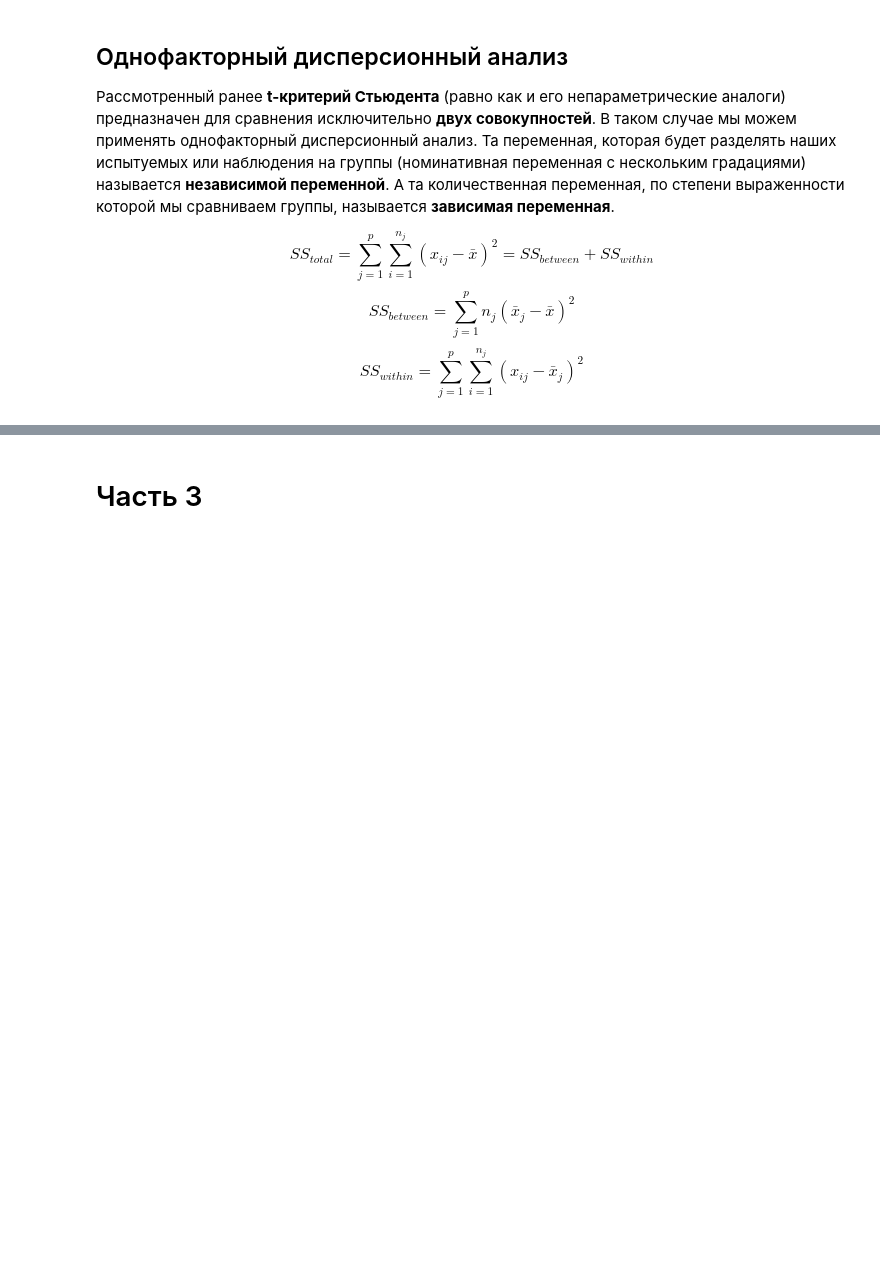
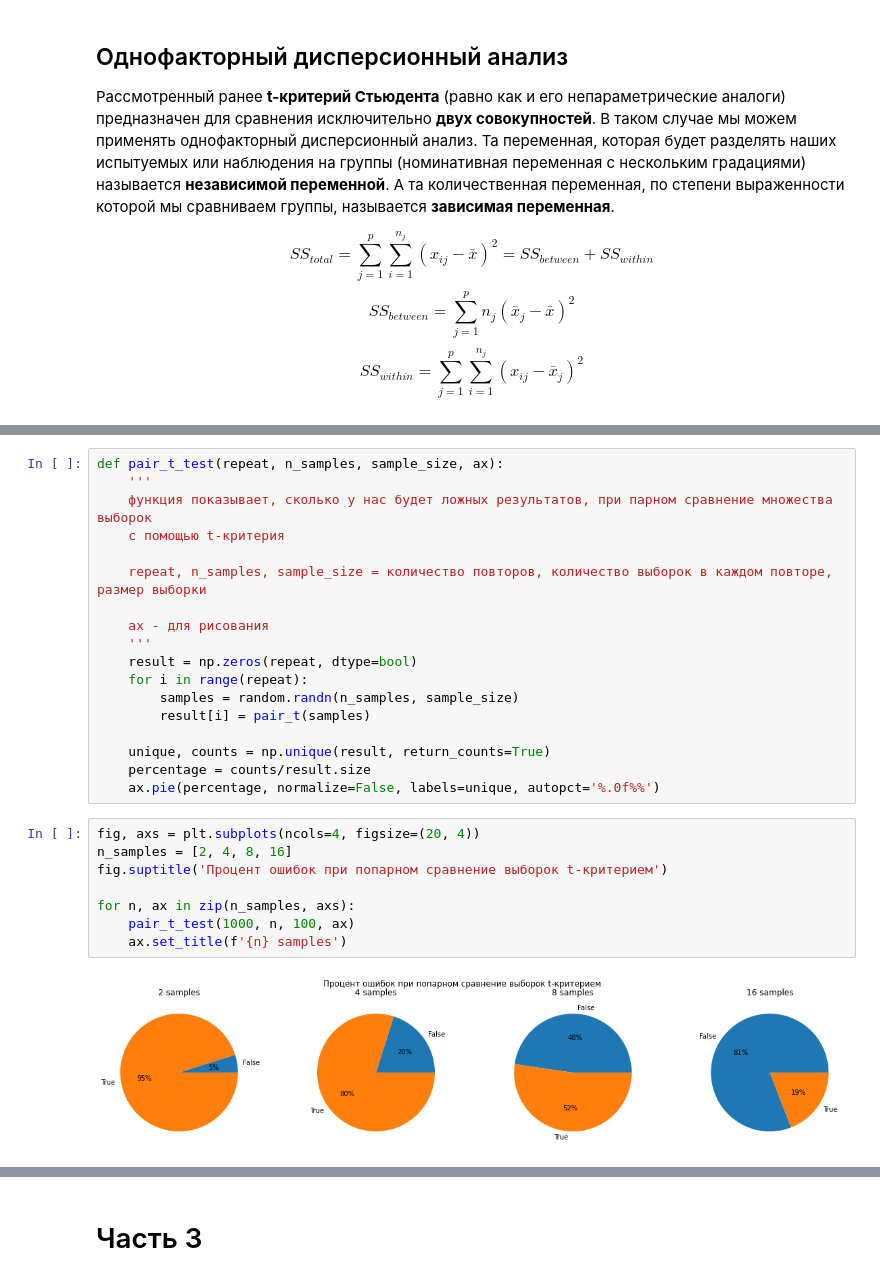
Before and after one commit to KlukvaMors/basic_stat, a Jupyter notebook: конспект.ipynb, the cells around one changed output, grey strips where cells are left out. Saved outputs shown, nothing was run; the diff lists cells and outputs as text; blank space fills up the shorter version.

```diff
--- a/конспект.ipynb
+++ b/конспект.ipynb
@@ -715,0 +770,28 @@ else:
+# %%
+def pair_t_test(repeat, n_samples, sample_size, ax):
+    '''
+    функция показывает, сколько у нас будет ложных результатов, при парном сравнение множества выборок
+    с помощью t-критерия
+
+    repeat, n_samples, sample_size = количество повторов, количество выборок в каждом повторе, размер выборки
+
+    ax - для рисования
+    '''
+    result = np.zeros(repeat, dtype=bool)
+    for i in range(repeat):
+        samples = random.randn(n_samples, sample_size)
+        result[i] = pair_t(samples)
+
+    unique, counts = np.unique(result, return_counts=True)
+    percentage = counts/result.size
+    ax.pie(percentage, normalize=False, labels=unique, autopct='%.0f%%')
+# %%
+fig, axs = plt.subplots(ncols=4, figsize=(20, 4))
+n_samples = [2, 4, 8, 16]
+fig.suptitle('Процент ошибок при попарном сравнение выборок t-критерием')
+
+for n, ax in zip(n_samples, axs):
+    pair_t_test(1000, n, 100, ax)
+    ax.set_title(f'{n} samples')
+# %% [output]
+[figure, added]
```
Also changed, not shown: parts of 11 cells of this notebook, 1 other file.
